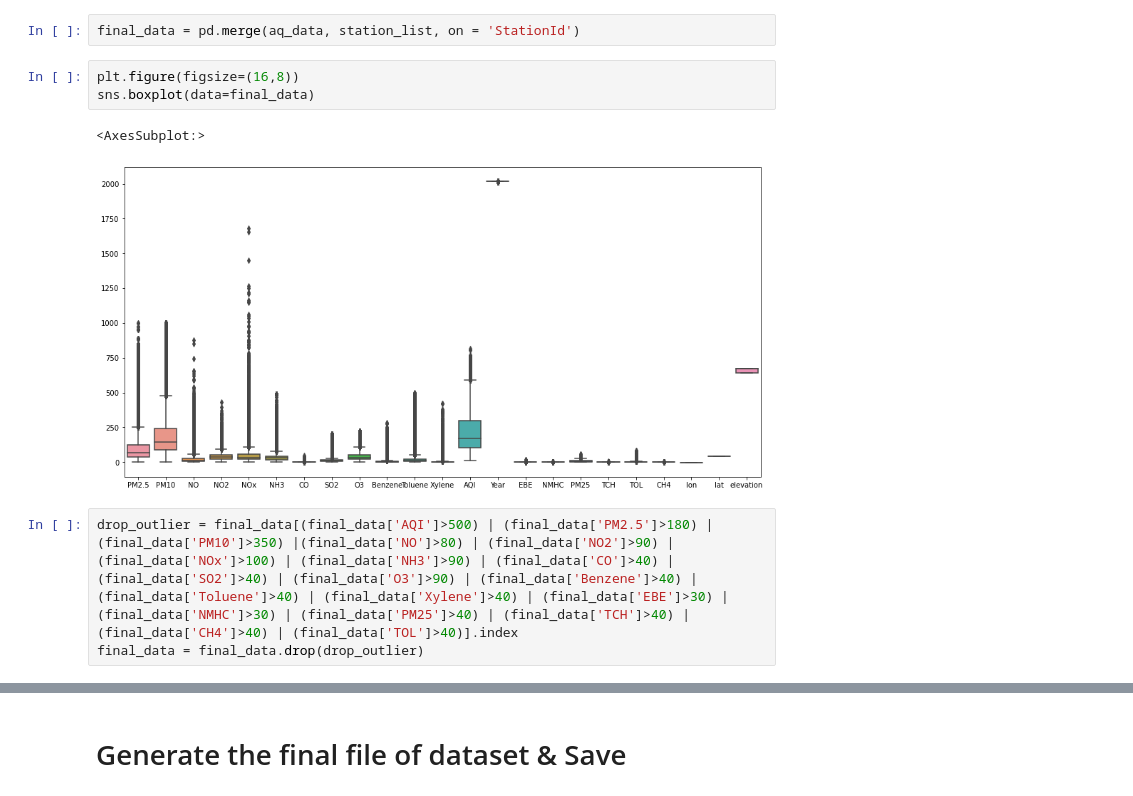
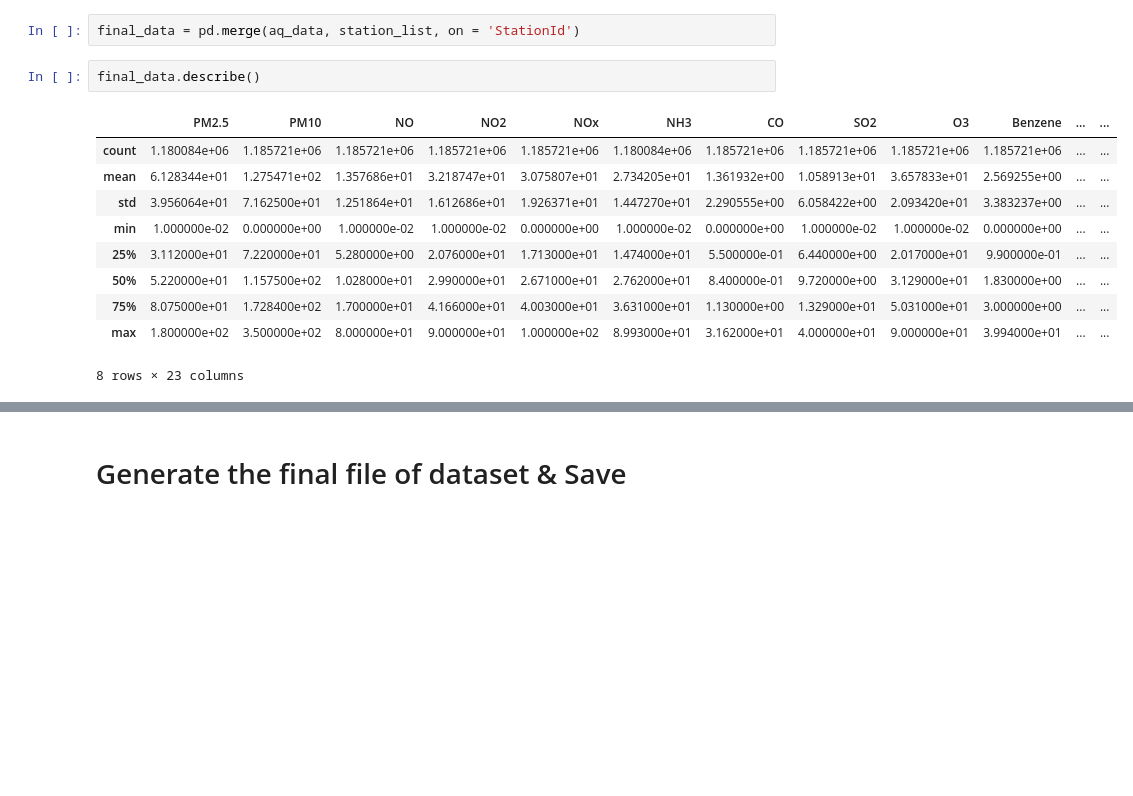
Before and after one commit to Keyur2456/Data-Analysis, a Jupyter notebook: Data Cleaning.ipynb, the cells around one changed output, grey strips where cells are left out. Cells and saved outputs as stored; diff of their text form; blank space fills up the shorter version.

```diff
--- a/Data Cleaning.ipynb
+++ b/Data Cleaning.ipynb
@@ -100,12 +100,16 @@ dtype: object
 # Check for outliers
 # %%
 final_data = pd.merge(aq_data, station_list, on = 'StationId')
-# %%
-plt.figure(figsize=(16,8))
-sns.boxplot(data=final_data)
-# %% [output]
-<AxesSubplot:>
-[figure, removed]
-# %%
-drop_outlier = final_data[(final_data['AQI']>500) | (final_data['PM2.5']>180) | (final_data['PM10']>350) |(final_data['NO']>80) | (final_data['NO2']>90) | (final_data['NOx']>100) | (final_data['NH3']>90) | (final_data['CO']>40) | (final_data['SO2']>40) | (final_data['O3']>90) | (final_data['Benzene']>40) | (final_data['Toluene']>40) | (final_data['Xylene']>40) | (final_data['EBE']>30) | (final_data['NMHC']>30) | (final_data['PM25']>40) | (final_data['TCH']>40) | (final_data['CH4']>40) | (final_data['TOL']>40)].index
-final_data = final_data.drop(drop_outlier)
+# %%
+final_data.describe()
+# %% [output]
+|  | PM2.5 | PM10 | NO | NO2 | NOx | NH3 | CO | SO2 | O3 | Benzene | ... | ... |
+| count | 1.180084e+06 | 1.185721e+06 | 1.185721e+06 | 1.185721e+06 | 1.185721e+06 | 1.180084e+06 | 1.185721e+06 | 1.185721e+06 | 1.185721e+06 | 1.185721e+06 | ... | ... |
+| mean | 6.128344e+01 | 1.275471e+02 | 1.357686e+01 | 3.218747e+01 | 3.075807e+01 | 2.734205e+01 | 1.361932e+00 | 1.058913e+01 | 3.657833e+01 | 2.569255e+00 | ... | ... |
+| std | 3.956064e+01 | 7.162500e+01 | 1.251864e+01 | 1.612686e+01 | 1.926371e+01 | 1.447270e+01 | 2.290555e+00 | 6.058422e+00 | 2.093420e+01 | 3.383237e+00 | ... | ... |
+| min | 1.000000e-02 | 0.000000e+00 | 1.000000e-02 | 1.000000e-02 | 0.000000e+00 | 1.000000e-02 | 0.000000e+00 | 1.000000e-02 | 1.000000e-02 | 0.000000e+00 | ... | ... |
+| 25% | 3.112000e+01 | 7.220000e+01 | 5.280000e+00 | 2.076000e+01 | 1.713000e+01 | 1.474000e+01 | 5.500000e-01 | 6.440000e+00 | 2.017000e+01 | 9.900000e-01 | ... | ... |
+| 50% | 5.220000e+01 | 1.157500e+02 | 1.028000e+01 | 2.990000e+01 | 2.671000e+01 | 2.762000e+01 | 8.400000e-01 | 9.720000e+00 | 3.129000e+01 | 1.830000e+00 | ... | ... |
+| 75% | 8.075000e+01 | 1.728400e+02 | 1.700000e+01 | 4.166000e+01 | 4.003000e+01 | 3.631000e+01 | 1.130000e+00 | 1.329000e+01 | 5.031000e+01 | 3.000000e+00 | ... | ... |
+| max | 1.800000e+02 | 3.500000e+02 | 8.000000e+01 | 9.000000e+01 | 1.000000e+02 | 8.993000e+01 | 3.162000e+01 | 4.000000e+01 | 9.000000e+01 | 3.994000e+01 | ... | ... |
+8 rows × 23 columns
```
Also changed, not shown: parts of 3 cells of this notebook.
